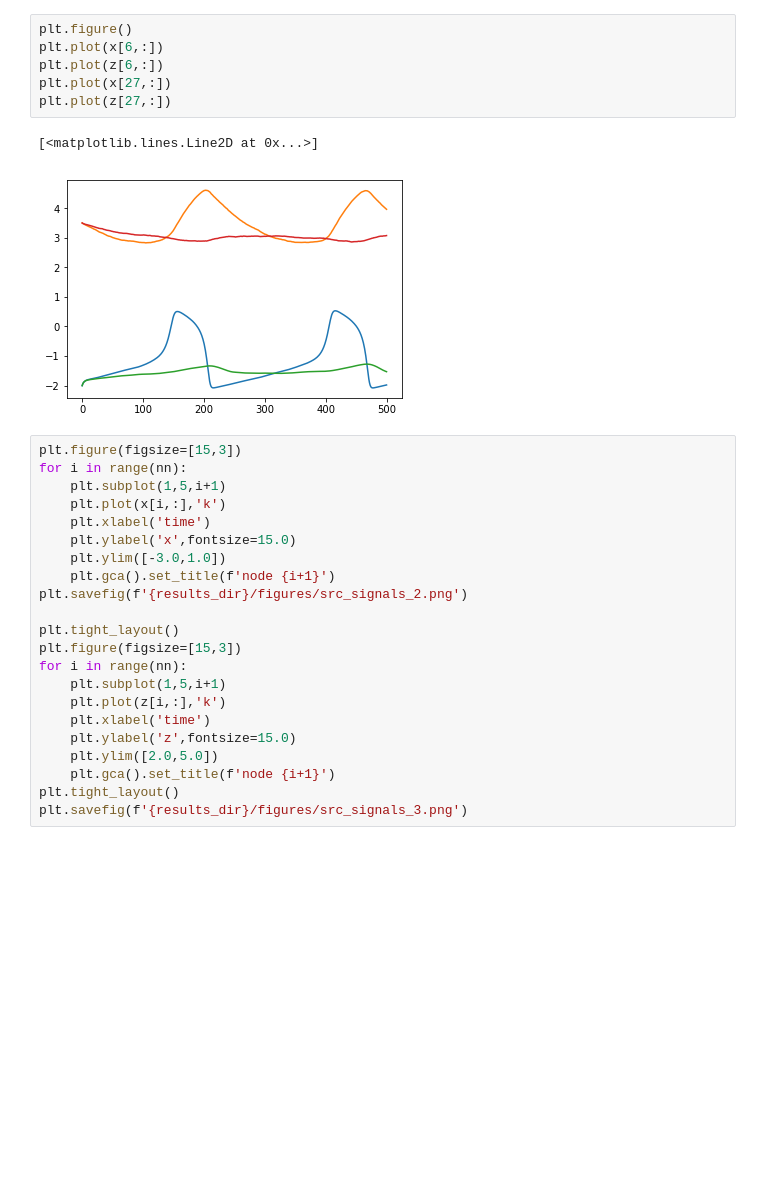
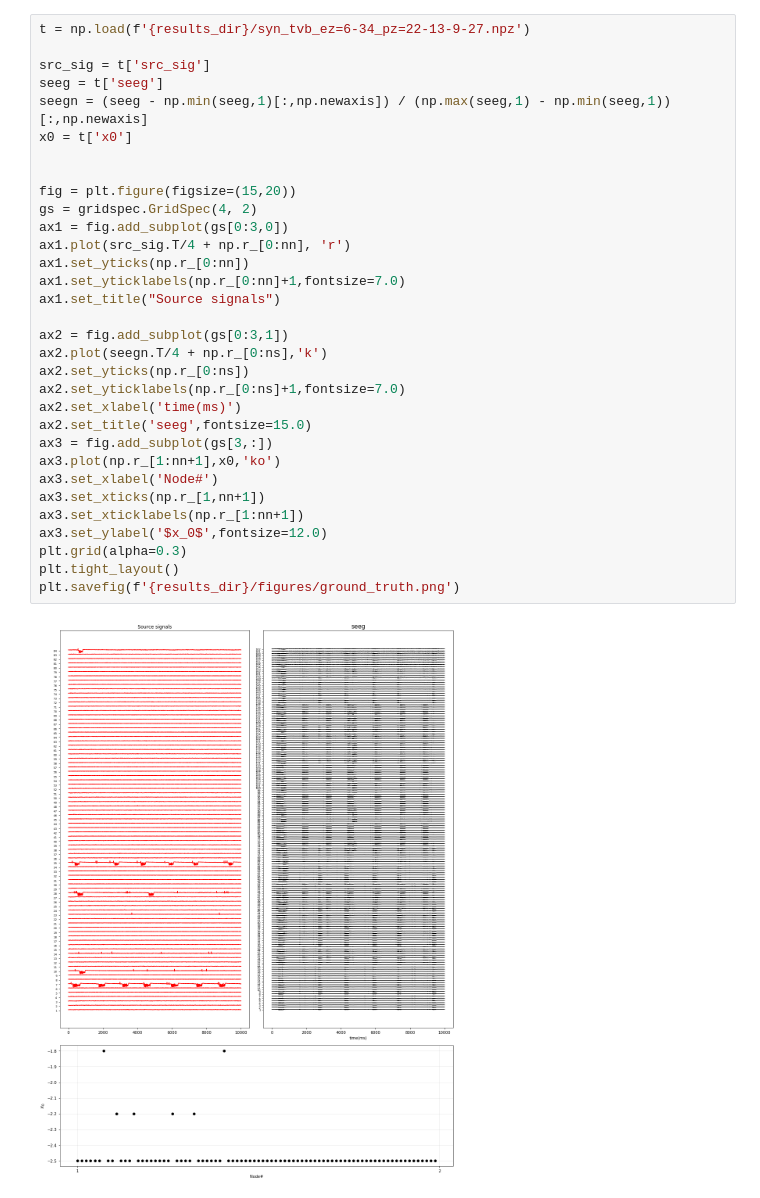
Before and after one commit to dhrunia/infr_szr_prpgtn, a Jupyter notebook: vep-src-infer.ipynb, the cells around one changed output. Saved outputs shown, nothing was run; the diff lists cells and outputs as text; blank space fills up the shorter version.

```diff
--- a/vep-src-infer.ipynb
+++ b/vep-src-infer.ipynb
@@ -154,32 +39,35 @@ plt.savefig(f'{results_dir}/figures/seeg.png')
-# %%
-plt.figure()
-plt.plot(x[6,:])
-plt.plot(z[6,:])
-plt.plot(x[27,:])
-plt.plot(z[27,:])
-# %% [output]
-[<matplotlib.lines.Line2D at 0x...>]
-[figure, removed]
-# %%
-plt.figure(figsize=[15,3])
-for i in range(nn):
-    plt.subplot(1,5,i+1)
-    plt.plot(x[i,:],'k')
-    plt.xlabel('time')
-    plt.ylabel('x',fontsize=15.0)
-    plt.ylim([-3.0,1.0])
-    plt.gca().set_title(f'node {i+1}')
-plt.savefig(f'{results_dir}/figures/src_signals_2.png')
-
-plt.tight_layout()
-plt.figure(figsize=[15,3])
-for i in range(nn):
-    plt.subplot(1,5,i+1)
-    plt.plot(z[i,:],'k')
-    plt.xlabel('time')
-    plt.ylabel('z',fontsize=15.0)
-    plt.ylim([2.0,5.0])
-    plt.gca().set_title(f'node {i+1}')
-plt.tight_layout()
-plt.savefig(f'{results_dir}/figures/src_signals_3.png')
+# %%
+t = np.load(f'{results_dir}/syn_tvb_ez=6-34_pz=22-13-9-27.npz')
+
+src_sig = t['src_sig']
+seeg = t['seeg']
+seegn = (seeg - np.min(seeg,1)[:,np.newaxis]) / (np.max(seeg,1) - np.min(seeg,1))[:,np.newaxis]
+x0 = t['x0']
+
+
+fig = plt.figure(figsize=(15,20))
+gs = gridspec.GridSpec(4, 2)
+ax1 = fig.add_subplot(gs[0:3,0])
+ax1.plot(src_sig.T/4 + np.r_[0:nn], 'r')
+ax1.set_yticks(np.r_[0:nn])
+ax1.set_yticklabels(np.r_[0:nn]+1,fontsize=7.0)
+ax1.set_title("Source signals")
+
+ax2 = fig.add_subplot(gs[0:3,1])
+ax2.plot(seegn.T/4 + np.r_[0:ns],'k')
+ax2.set_yticks(np.r_[0:ns])
+ax2.set_yticklabels(np.r_[0:ns]+1,fontsize=7.0)
+ax2.set_xlabel('time(ms)')
+ax2.set_title('seeg',fontsize=15.0)
+ax3 = fig.add_subplot(gs[3,:])
+ax3.plot(np.r_[1:nn+1],x0,'ko')
+ax3.set_xlabel('Node#')
+ax3.set_xticks(np.r_[1,nn+1])
+ax3.set_xticklabels(np.r_[1:nn+1])
+ax3.set_ylabel('$x_0$',fontsize=12.0)
+plt.grid(alpha=0.3)
+plt.tight_layout()
+plt.savefig(f'{results_dir}/figures/ground_truth.png')
+# %% [output]
+[figure, added]
 # %%
```
Also changed, not shown: parts of 7 cells of this notebook, 7 other files.
